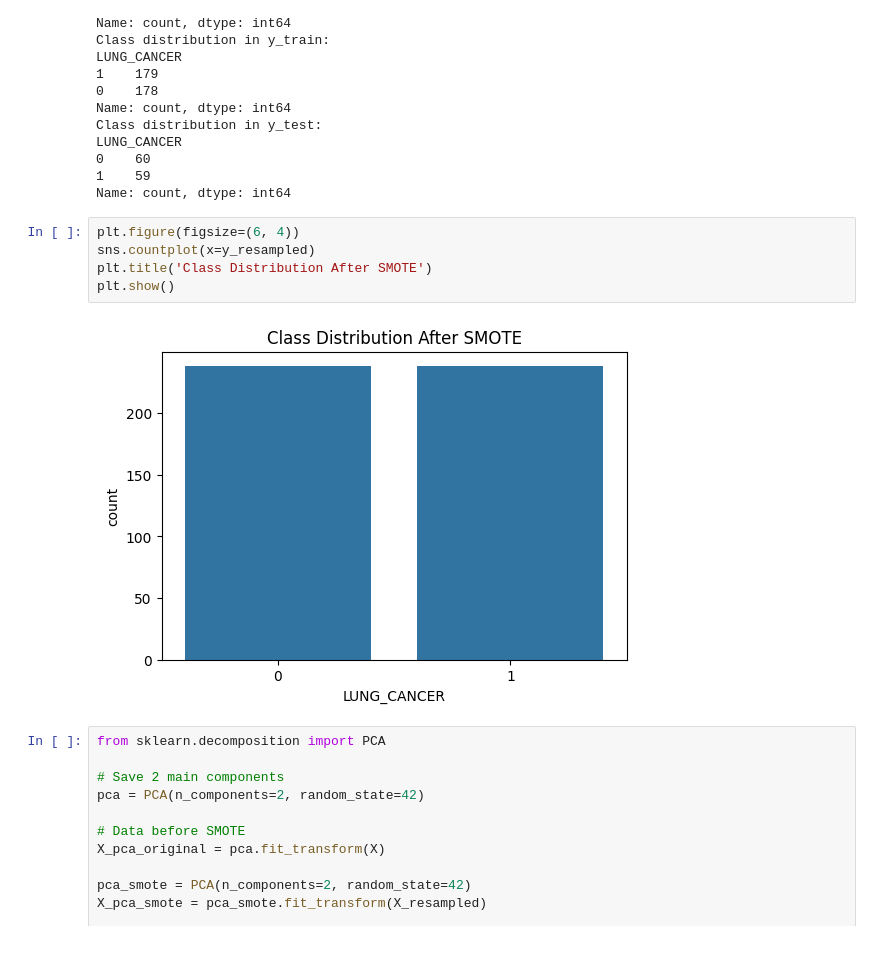
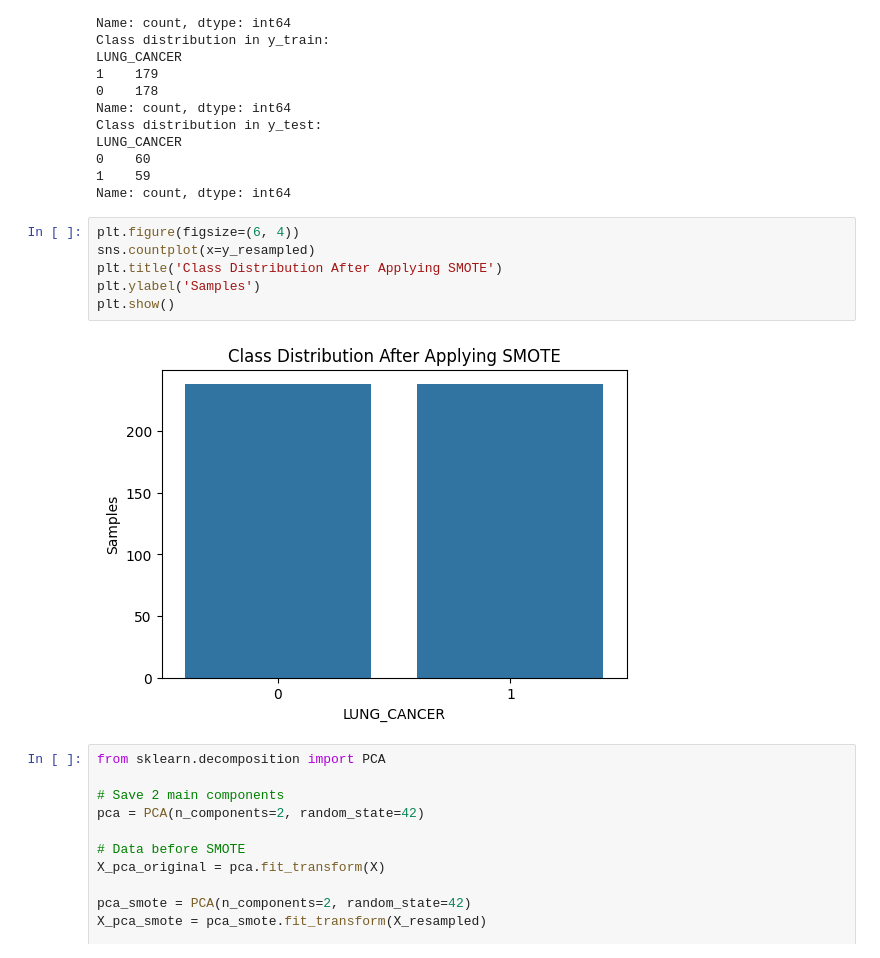
Before and after one commit to casualdoto/labs_seminars_SPBSTU, a Jupyter notebook: ml/SVM_KNN_models.ipynb, the cells around one changed output. Cells and saved outputs as stored; diff of their text form.

```diff
--- a/ml/SVM_KNN_models.ipynb
+++ b/ml/SVM_KNN_models.ipynb
@@ -277,10 +278,11 @@ Name: count, dtype: int64
 # %%
 plt.figure(figsize=(6, 4))
 sns.countplot(x=y_resampled)
-plt.title('Class Distribution After SMOTE')
+plt.title('Class Distribution After Applying SMOTE')
+plt.ylabel('Samples')
 plt.show()
 # %% [output]
-[figure, old version]
+[figure, new version]
 # %%
 from sklearn.decomposition import PCA
 
```
Also changed, not shown: parts of 3 cells of this notebook.
